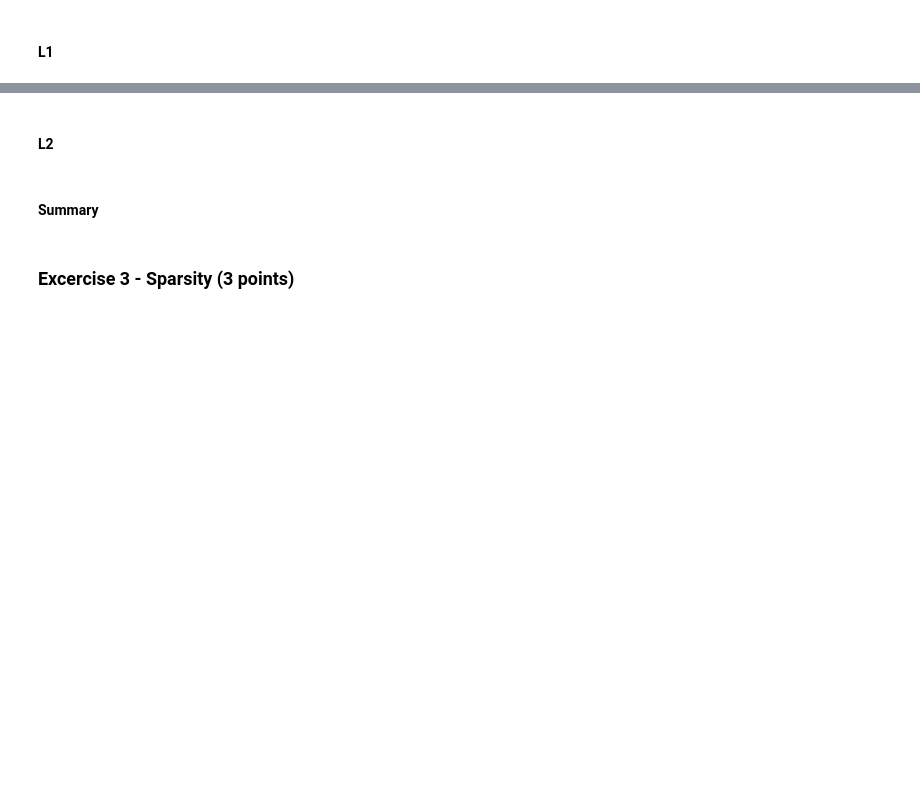
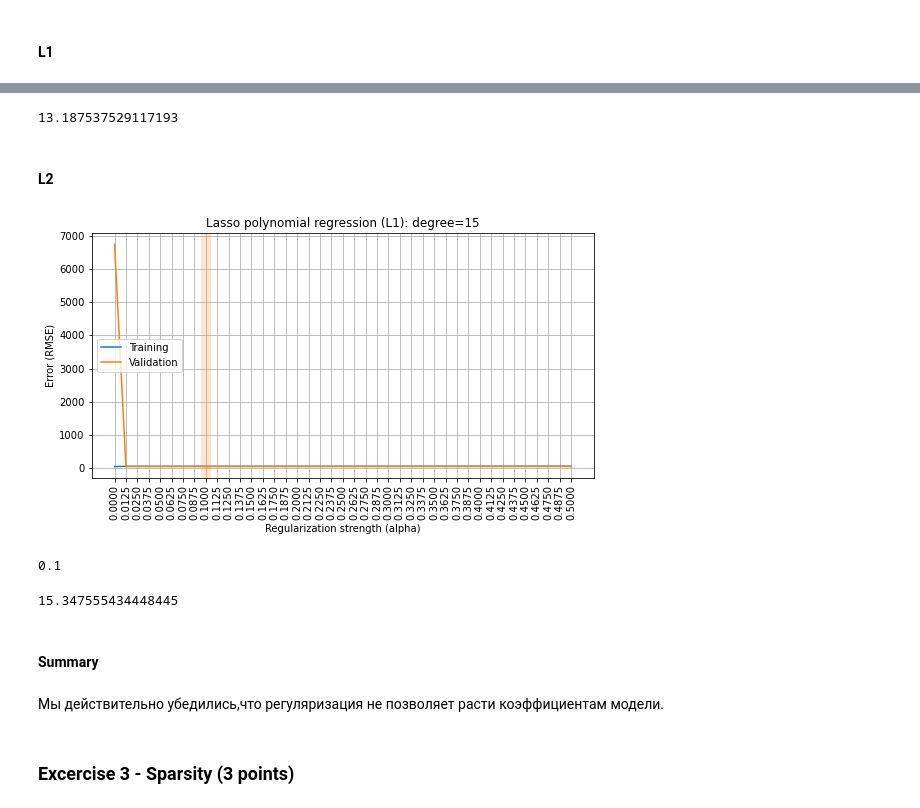
Before and after one commit to ArsenyNovak/EDA, a Jupyter notebook: overfitting_regularization.ipynb, the cells around one changed output, grey strips where cells are left out. Cells and saved outputs as stored; diff of their text form; code cells hidden in the pictures; blank space fills up the shorter version.

```diff
--- a/overfitting_regularization.ipynb
+++ b/overfitting_regularization.ipynb
@@ -456,10 +464,8 @@ ALPHAS[np.argmin(rmse_valid)]
 # %%
-#Выведем коэффициен
-#Посчитаем среднее абсолютное значение:
-results = cross_validate(Lasso(alpha=0.0125, random_state=SEED, max_iter=50000),
-                             X_deabets_new, y_diabetes, cv=5,
-                             return_train_score=True,
-                             scoring='neg_root_mean_squared_error')
-#np.mean(np.abs(reg.coef_))
+#Посчитаем среднее абсолютное значение коэффициентов модели:
+regLasso = Lasso(alpha=0.075, random_state=SEED, max_iter=50000).fit(X_train, y_train)
+np.mean(np.abs(regLasso.coef_))
+# %% [output]
+13.187537529117193
 # %% [markdown]
 #### L2
@@ -468,2 +472,25 @@ results = cross_validate(Lasso(alpha=0.0125, random_state=SEED, max_iter=50000),
+# %%
+## your code
+rmse_train, rmse_valid = [], []
+for alpha in ALPHAS:
+    reg = Ridge(alpha=alpha, random_state=SEED, max_iter=50000).fit(X_train, y_train)
+    rmse_train.append(rmse(reg.predict(X_train), y_train))
+    rmse_valid.append(rmse(reg.predict(X_valid), y_valid))
+
+plot_fitting_graph(ALPHAS, rmse_train, rmse_valid,
+                   xlabel='Regularization strength (alpha)', ylabel='Error (RMSE)',
+                   title='Lasso polynomial regression (L1): degree=15')
+# %% [output]
+[figure, added]
+# %%
+ALPHAS[np.argmin(rmse_valid)]
+# %% [output]
+0.1
+# %%
+#Посчитаем среднее абсолютное значение коэффициентов модели:
+regRidge = Ridge(alpha=0.1, random_state=SEED, max_iter=50000).fit(X_train, y_train)
+np.mean(np.abs(regRidge.coef_))
+# %% [output]
+15.347555434448445
 # %% [markdown]
 #### Summary
@@ -472,3 +497,5 @@ results = cross_validate(Lasso(alpha=0.0125, random_state=SEED, max_iter=50000),
+# %% [markdown]
+Мы действительно убедились,что регуляризация не позволяет расти коэффициентам модели.
 # %% [markdown]
 ### Excercise 3 - Sparsity (3 points)
 # %% [markdown]
```
Also changed, not shown: parts of 16 cells of this notebook.
